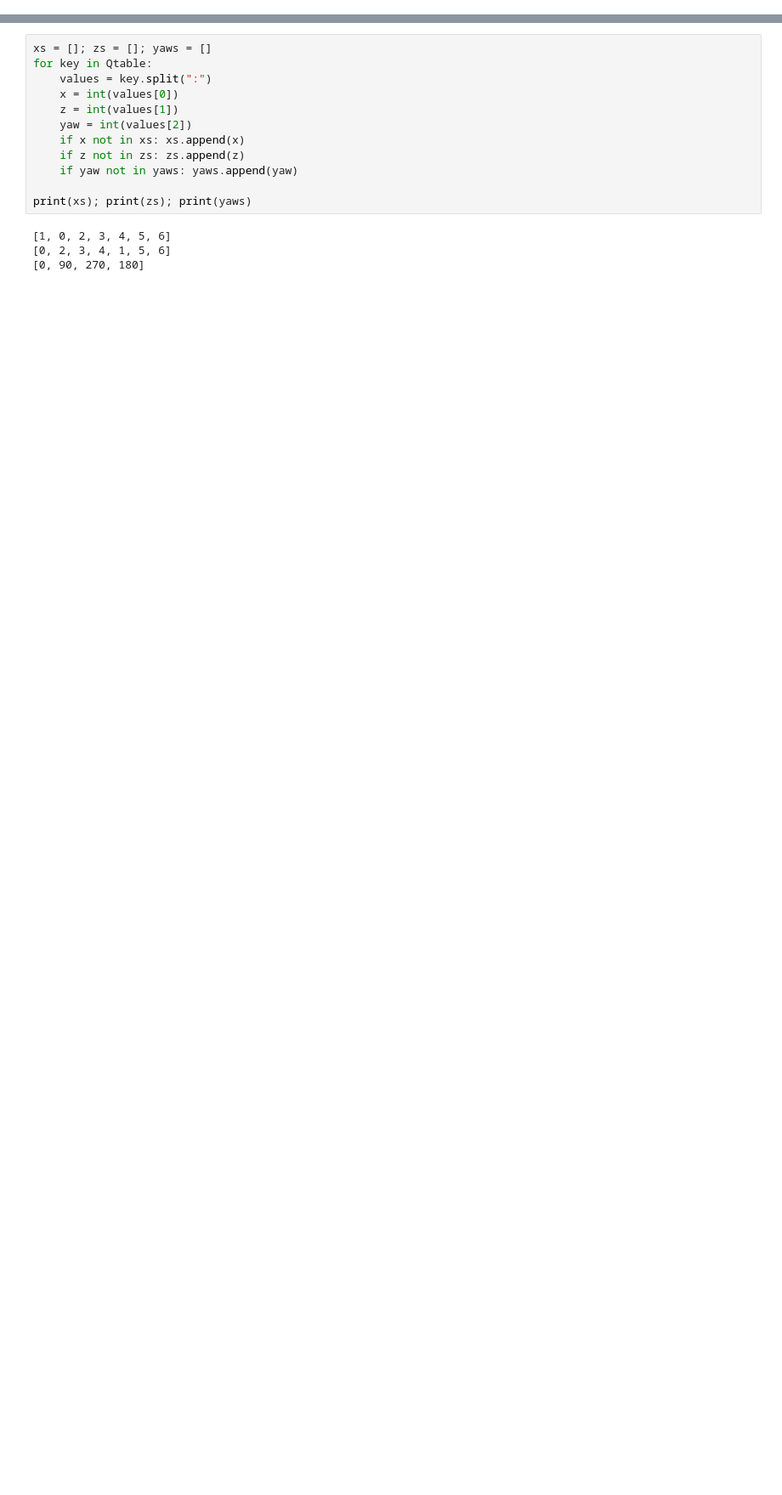
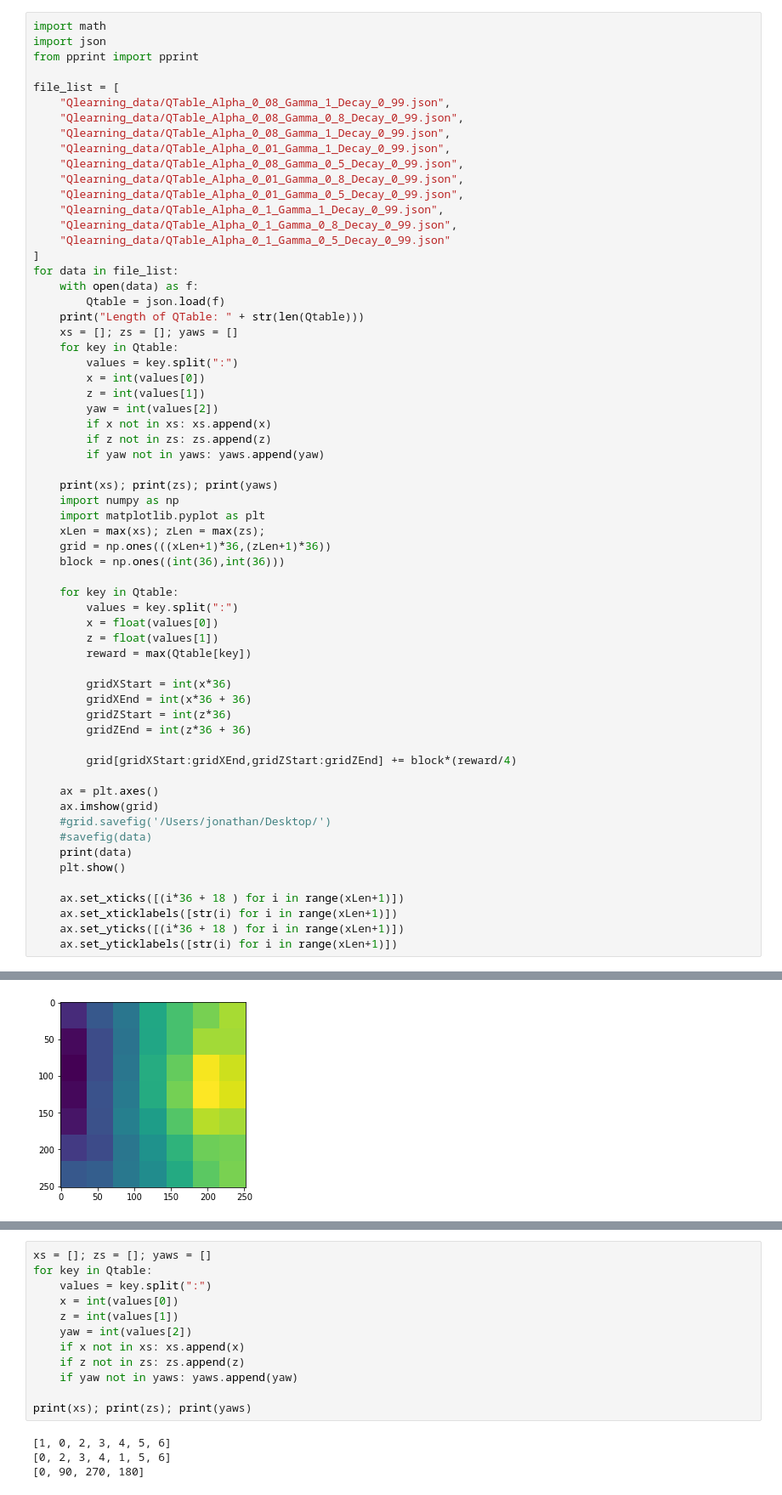
Before and after one commit to mattthelee/Marlo-Double-DQN, a Jupyter notebook: marloAnalysis.ipynb, the cells around one changed output, grey strips where cells are left out. Shown: that part at 85% size. Saved outputs shown, nothing was run; the diff lists cells and outputs as text; blank space fills up the shorter version.

```diff
--- a/marloAnalysis.ipynb
+++ b/marloAnalysis.ipynb
@@ -9,0 +1,63 @@ Length of QTable: 201
+# %%
+import math
+import json
+from pprint import pprint
+
+file_list = [
+    "Qlearning_data/QTable_Alpha_0_08_Gamma_1_Decay_0_99.json",
+    "Qlearning_data/QTable_Alpha_0_08_Gamma_0_8_Decay_0_99.json",
+    "Qlearning_data/QTable_Alpha_0_08_Gamma_1_Decay_0_99.json",
+    "Qlearning_data/QTable_Alpha_0_01_Gamma_1_Decay_0_99.json",
+    "Qlearning_data/QTable_Alpha_0_08_Gamma_0_5_Decay_0_99.json",
+    "Qlearning_data/QTable_Alpha_0_01_Gamma_0_8_Decay_0_99.json",
+    "Qlearning_data/QTable_Alpha_0_01_Gamma_0_5_Decay_0_99.json",
+    "Qlearning_data/QTable_Alpha_0_1_Gamma_1_Decay_0_99.json",
+    "Qlearning_data/QTable_Alpha_0_1_Gamma_0_8_Decay_0_99.json",
+    "Qlearning_data/QTable_Alpha_0_1_Gamma_0_5_Decay_0_99.json"
+]
+for data in file_list:
+    with open(data) as f:
+        Qtable = json.load(f)
+    print("Length of QTable: " + str(len(Qtable)))
+    xs = []; zs = []; yaws = []
+    for key in Qtable:
+        values = key.split(":")
+        x = int(values[0])
+        z = int(values[1])
+        yaw = int(values[2])
+        if x not in xs: xs.append(x)
+        if z not in zs: zs.append(z)
+        if yaw not in yaws: yaws.append(yaw)
+
+    print(xs); print(zs); print(yaws)
+    import numpy as np
+    import matplotlib.pyplot as plt
+    xLen = max(xs); zLen = max(zs);
+    grid = np.ones(((xLen+1)*36,(zLen+1)*36))
+    block = np.ones((int(36),int(36)))
+
+    for key in Qtable:
+        values = key.split(":")
+        x = float(values[0])
+        z = float(values[1])
+        reward = max(Qtable[key])
+
+        gridXStart = int(x*36)
+        gridXEnd = int(x*36 + 36)
+        gridZStart = int(z*36)
+        gridZEnd = int(z*36 + 36)
+
+        grid[gridXStart:gridXEnd,gridZStart:gridZEnd] += block*(reward/4)
+
+    ax = plt.axes()
+    ax.imshow(grid)
+    #grid.savefig('/Users/jonathan/Desktop/')
+    #savefig(data)
+    print(data)
+    plt.show()
+
+    ax.set_xticks([(i*36 + 18 ) for i in range(xLen+1)])
+    ax.set_xticklabels([str(i) for i in range(xLen+1)])
+    ax.set_yticks([(i*36 + 18 ) for i in range(xLen+1)])
+    ax.set_yticklabels([str(i) for i in range(xLen+1)])
+# %% [output]
@@ -9,0 +69 @@ Length of QTable: 201
+[figure, added]
```
Also changed, not shown: parts of 5 cells of this notebook, 6 other files.
